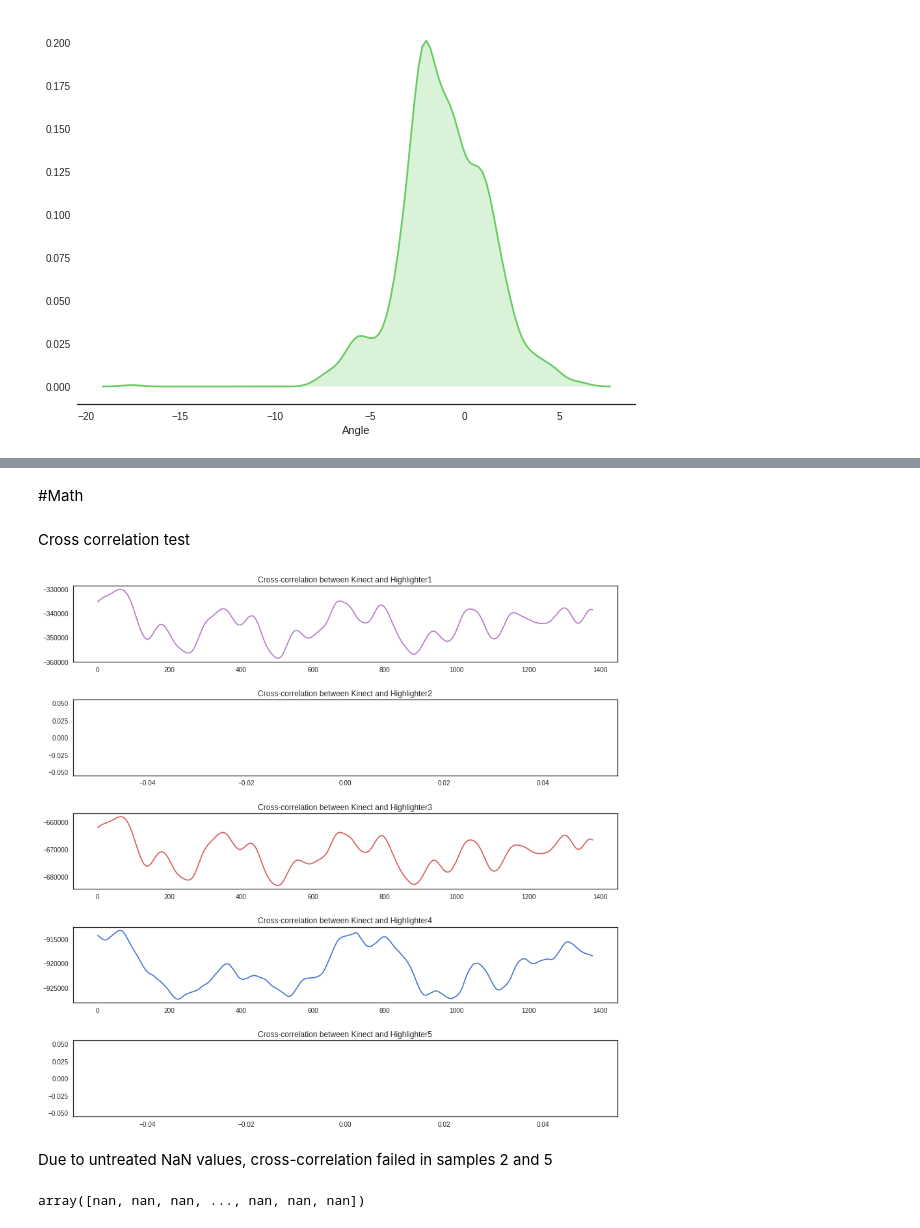
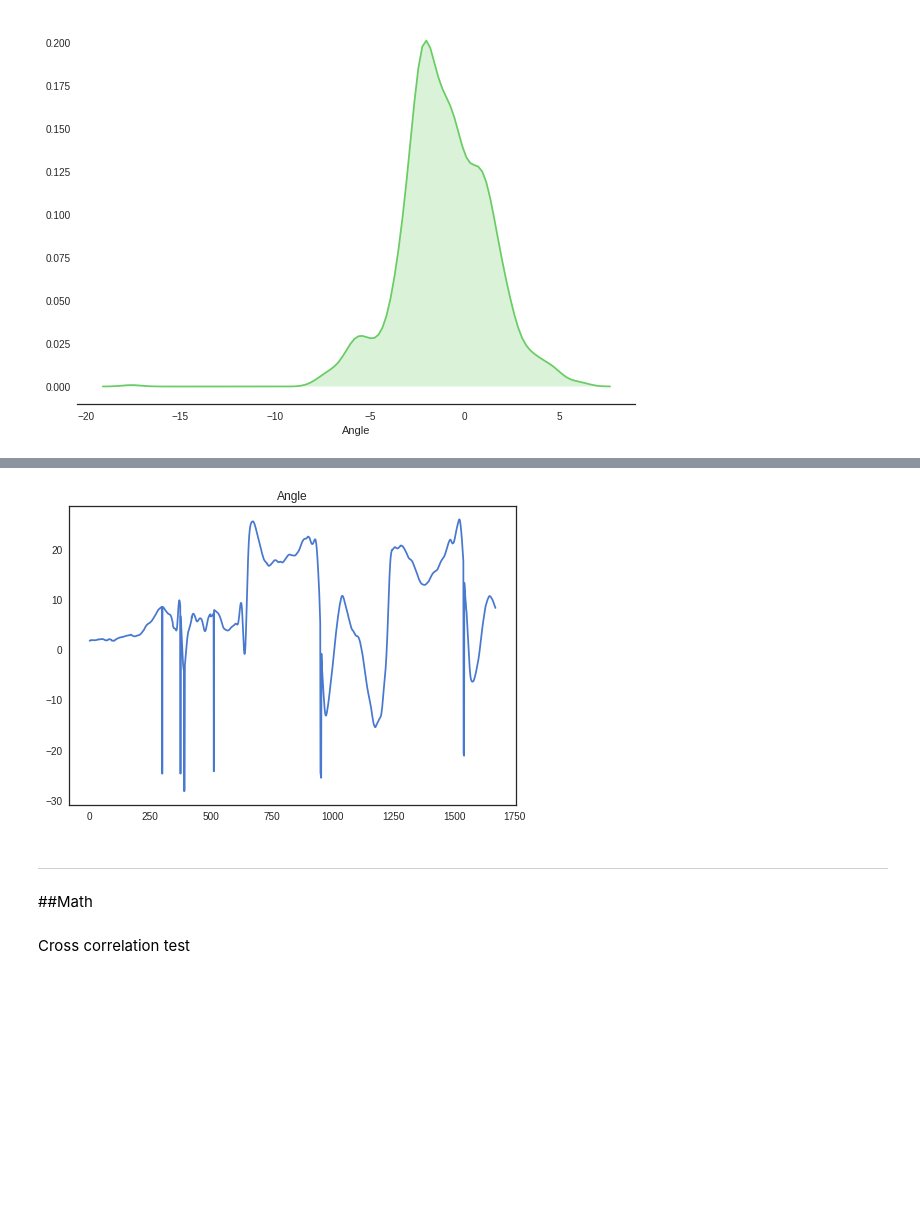
Before and after one commit to Jhonkr/Kinect-vs-Vicon, a Jupyter notebook: Kinect_vs_Vicon.ipynb, the cells around one changed output, grey strips where cells are left out. Saved outputs shown, nothing was run; the diff lists cells and outputs as text; code cells hidden in the pictures; blank space fills up the shorter version.

```diff
--- a/Kinect_vs_Vicon.ipynb
+++ b/Kinect_vs_Vicon.ipynb
@@ -102,3 +107,0 @@ Index(['Frame', 'V_AVC_02:C7', 'V_AVC_02:T10', 'V_AVC_02:CLAV',
-# %%
-new_index = ["Frame", "Highlighter1", "Highlighter2", "Highlighter3", "Highlighter4", "Highlighter5"]
-vicon_df.columns = new_index
@@ -147,5 +108,20 @@ plt.show()
+# %%
+#Graph for the Vicon df
+
+f1 = vicon_df['Angle']
+
+plt.plot(f1, c = 'b')
+
+plt.title('Angle')
+plt.show()
+# %% [output]
+[figure, added]
+# %% [markdown]
+
+
+---
 # %% [markdown]
-#Math
+##Math
 # %% [markdown]
 Cross correlation test
 # %%
@@ -159,25 +130,0 @@ cc_angle_f5 = np.correlate(angulo, f5)
-# %%
-#Plot of Cross-correlation tests
-fig1, axes1 = plt.subplots(nrows=5, ncols=1, figsize=(15, 15))
-
-axes1[0].plot(cc_angle_f1, c = 'm')
-axes1[0].set_title('Cross-correlation between Kinect and Highlighter1')
-axes1[1].plot(cc_angle_f2, c = 'g')
-axes1[1].set_title('Cross-correlation between Kinect and Highlighter2')
-axes1[2].plot(cc_angle_f3, c = 'r')
-axes1[2].set_title('Cross-correlation between Kinect and Highlighter3')
-axes1[3].plot(cc_angle_f4, c = 'b')
-axes1[3].set_title('Cross-correlation between Kinect and Highlighter4')
-axes1[4].plot(cc_angle_f5, c = 'y')
-axes1[4].set_title('Cross-correlation between Kinect and Highlighter5')
-fig1.subplots_adjust(hspace=0.5)
-
-plt.show()
-# %% [output]
-[figure, removed]
-# %% [markdown]
-Due to untreated NaN values, cross-correlation failed in samples 2 and 5
-# %%
-cc_angle_f2
-# %% [output]
-array([nan, nan, nan, ..., nan, nan, nan])
```
Also changed, not shown: parts of 16 cells of this notebook.
